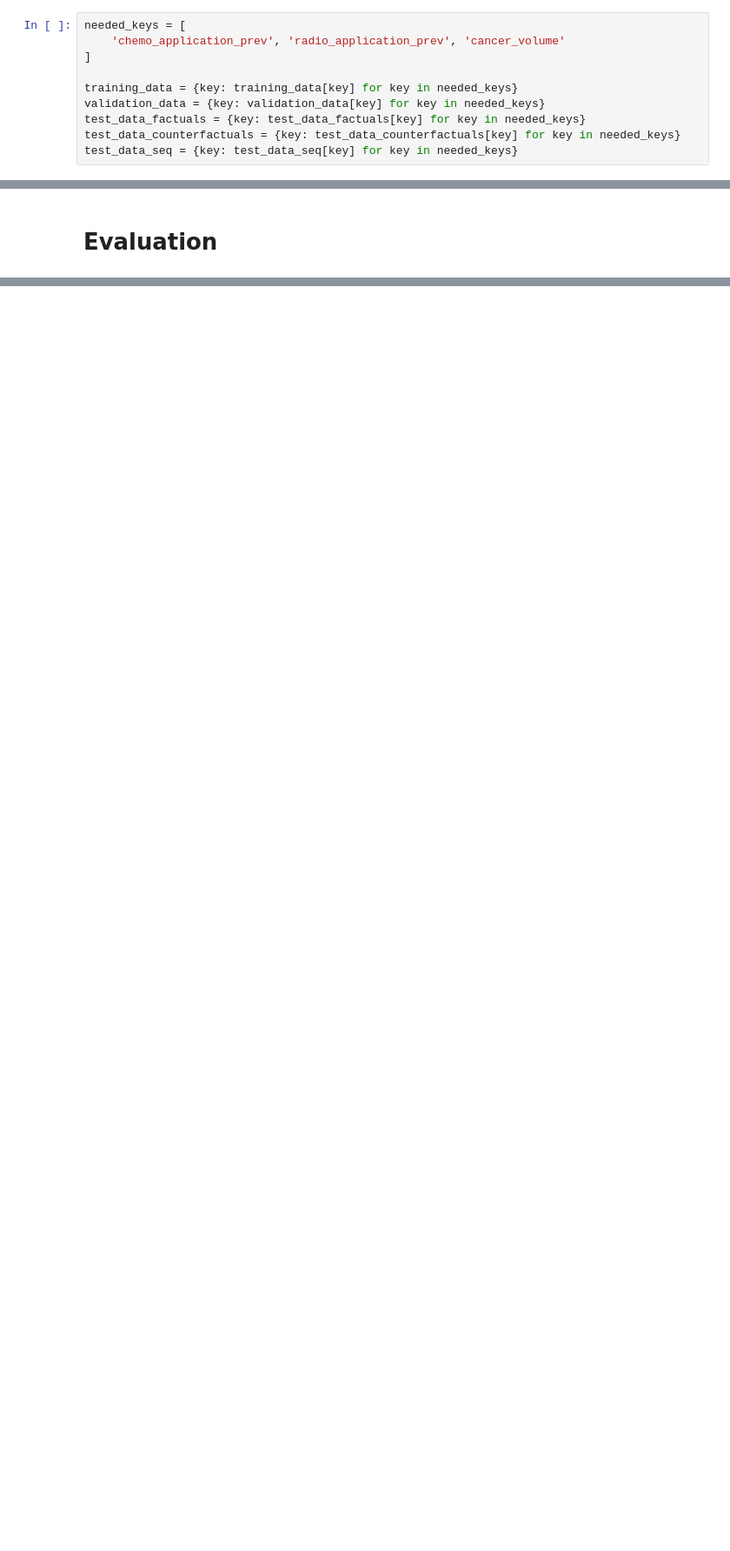
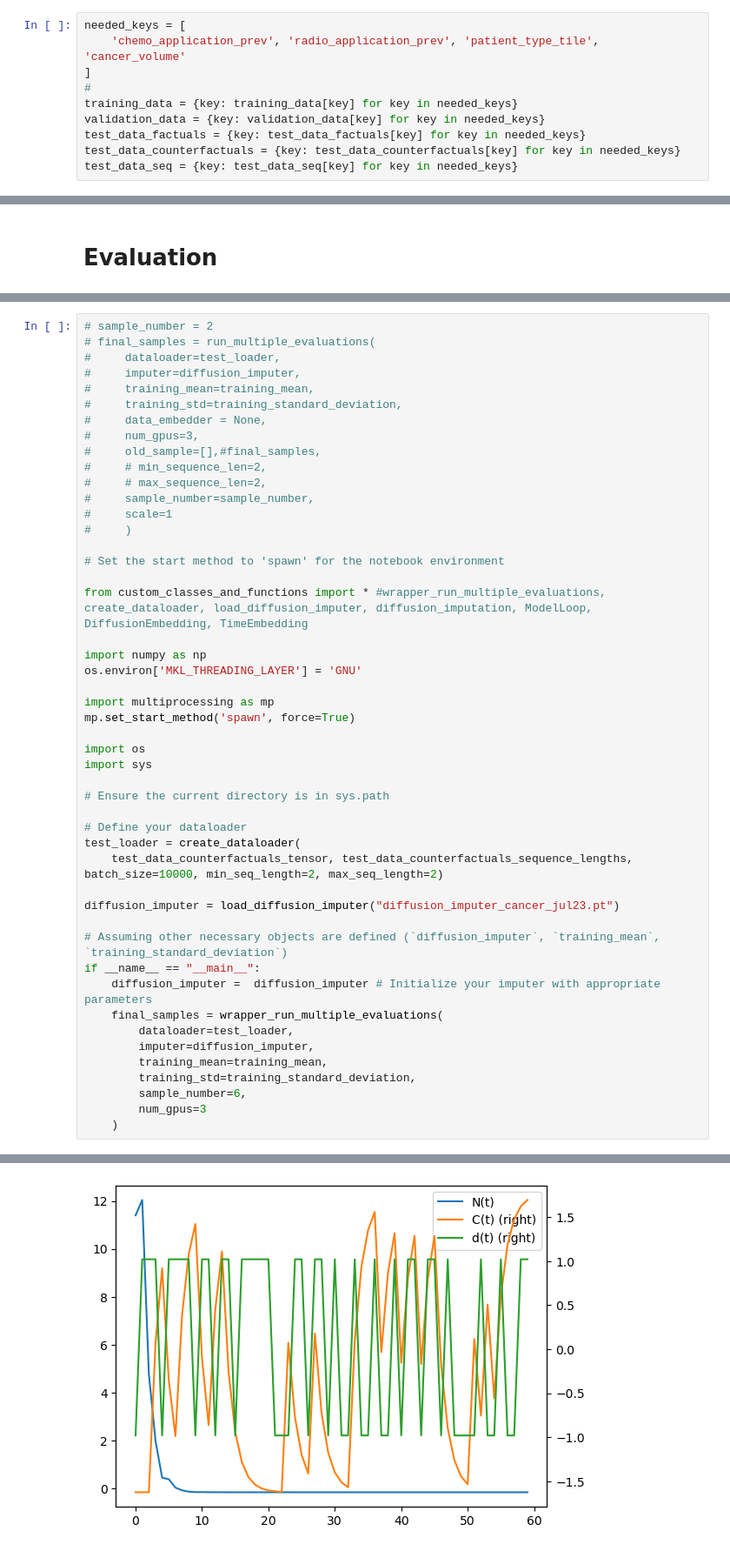
Before and after one commit to F4rbod/CausalDiff, a Jupyter notebook: cancer.ipynb, the cells around one changed output, grey strips where cells are left out. Shown at 87% size. Saved outputs shown, nothing was run; the diff lists cells and outputs as text; blank space fills up the shorter version.

```diff
--- a/cancer.ipynb
+++ b/cancer.ipynb
@@ -198,8 +337,8 @@ np.unique(test_data_counterfactuals_sequence_lengths, return_counts=True)
 # %%
 needed_keys = [
-    'chemo_application_prev', 'radio_application_prev', 'cancer_volume'
+    'chemo_application_prev', 'radio_application_prev', 'patient_type_tile', 'cancer_volume'
 ]
-
+#
 training_data = {key: training_data[key] for key in needed_keys}
 validation_data = {key: validation_data[key] for key in needed_keys}
 test_data_factuals = {key: test_data_factuals[key] for key in needed_keys}
@@ -2156,0 +2626,49 @@ KeyboardInterrupt:
+# %%
+# sample_number = 2
+# final_samples = run_multiple_evaluations(
+#     dataloader=test_loader,
+#     imputer=diffusion_imputer,
+#     training_mean=training_mean,
+#     training_std=training_standard_deviation,
+#     data_embedder = None,
+#     num_gpus=3,
+#     old_sample=[],#final_samples,
+#     # min_sequence_len=2,
+#     # max_sequence_len=2,
+#     sample_number=sample_number,
+#     scale=1
+#     )
+
+# Set the start method to 'spawn' for the notebook environment
+
+from custom_classes_and_functions import * #wrapper_run_multiple_evaluations, create_dataloader, load_diffusion_imputer, diffusion_imputation, ModelLoop, DiffusionEmbedding, TimeEmbedding
+
+import numpy as np
+os.environ['MKL_THREADING_LAYER'] = 'GNU'
+
+import multiprocessing as mp
+mp.set_start_method('spawn', force=True)
+
+import os
+import sys
+
+# Ensure the current directory is in sys.path
+
+# Define your dataloader
+test_loader = create_dataloader(
+    test_data_counterfactuals_tensor, test_data_counterfactuals_sequence_lengths, batch_size=10000, min_seq_length=2, max_seq_length=2)
+
+diffusion_imputer = load_diffusion_imputer("diffusion_imputer_cancer_jul23.pt")
+
+# Assuming other necessary objects are defined (`diffusion_imputer`, `training_mean`, `training_standard_deviation`)
+if __name__ == "__main__":
+    diffusion_imputer =  diffusion_imputer # Initialize your imputer with appropriate parameters
+    final_samples = wrapper_run_multiple_evaluations(
+        dataloader=test_loader,
+        imputer=diffusion_imputer,
+        training_mean=training_mean,
+        training_std=training_standard_deviation,
+        sample_number=6,
+        num_gpus=3
+    )
+# %% [output]
@@ -2156,0 +2677 @@ KeyboardInterrupt:
+[figure, added]
```
Also changed, not shown: parts of 84 cells of this notebook, 2 other files.
